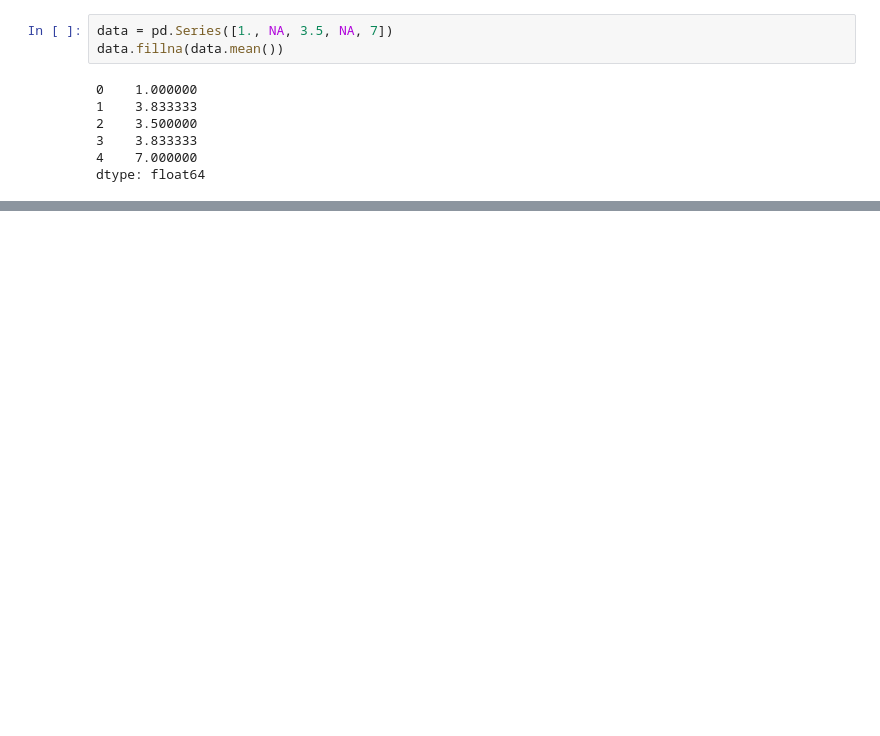
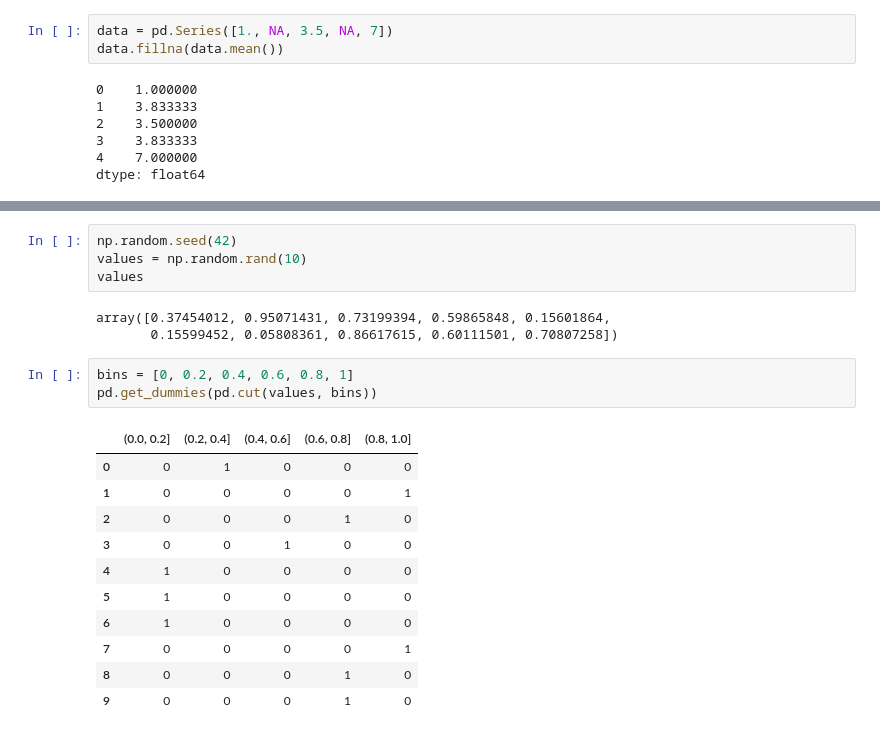
Before and after one commit to bartezz32/pandas-anaconda, a Jupyter notebook: chapter7/Data_Preprocessing.ipynb, the cells around one changed output, grey strips where cells are left out. Cells and saved outputs as stored; diff of their text form; blank space fills up the shorter version.

```diff
--- a/chapter7/Data_Preprocessing.ipynb
+++ b/chapter7/Data_Preprocessing.ipynb
@@ -162,0 +640,22 @@ dtype: float64
+# %%
+np.random.seed(42)
+values = np.random.rand(10)
+values
+# %% [output]
+array([0.37454012, 0.95071431, 0.73199394, 0.59865848, 0.15601864,
+       0.15599452, 0.05808361, 0.86617615, 0.60111501, 0.70807258])
+# %%
+bins = [0, 0.2, 0.4, 0.6, 0.8, 1]
+pd.get_dummies(pd.cut(values, bins))
+# %% [output]
+|  | (0.0, 0.2] | (0.2, 0.4] | (0.4, 0.6] | (0.6, 0.8] | (0.8, 1.0] |
+| 0 | 0 | 1 | 0 | 0 | 0 |
+| 1 | 0 | 0 | 0 | 0 | 1 |
+| 2 | 0 | 0 | 0 | 1 | 0 |
+| 3 | 0 | 0 | 1 | 0 | 0 |
+| 4 | 1 | 0 | 0 | 0 | 0 |
+| 5 | 1 | 0 | 0 | 0 | 0 |
+| 6 | 1 | 0 | 0 | 0 | 0 |
+| 7 | 0 | 0 | 0 | 0 | 1 |
+| 8 | 0 | 0 | 0 | 1 | 0 |
+| 9 | 0 | 0 | 0 | 1 | 0 |
```
Also changed, not shown: parts of 61 cells of this notebook, 4 other files.
